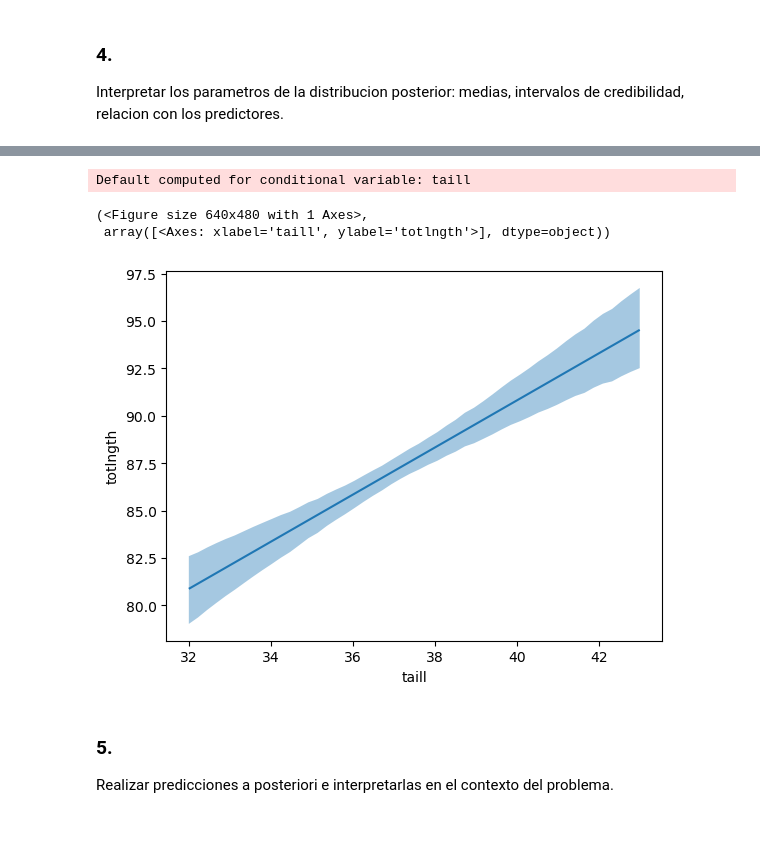
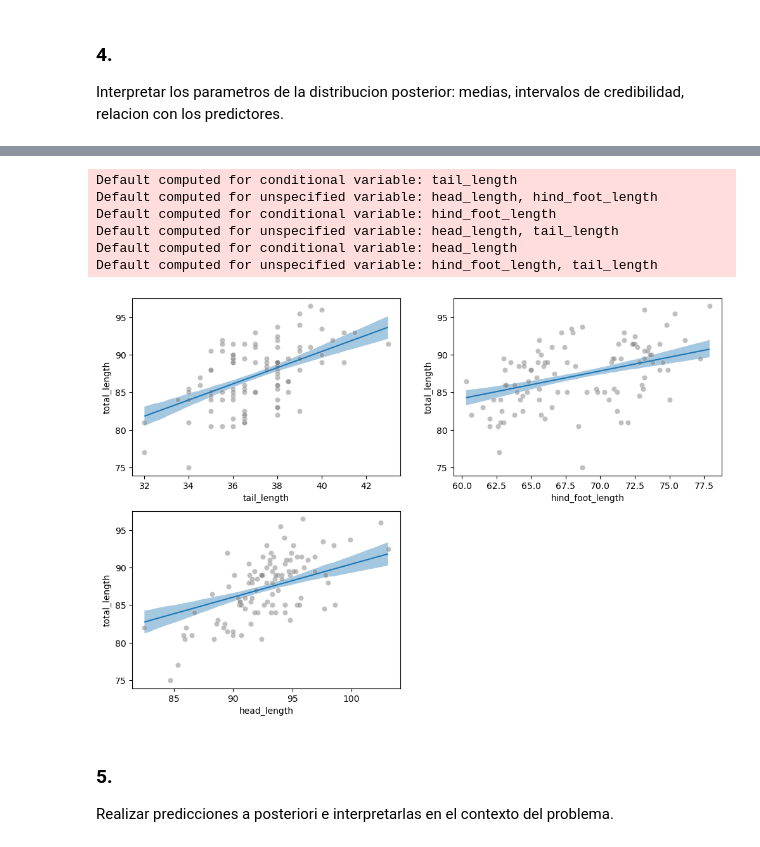
Before and after one commit to nazarenomm/Grupo4-TPI-EeI2, a Jupyter notebook: Parte2/parte_1.ipynb, the cells around one changed output, grey strips where cells are left out. Drawn from its saved outputs; the diff is of its cells as text; code cells hidden in the pictures.

Commit message:
plots parte 1 - faltan las conclusiones y explicaciones.

```diff
--- a/Parte2/parte_1.ipynb
+++ b/Parte2/parte_1.ipynb
@@ -25,5 +25,8 @@ con m ́as de una para cada categor ́ıa) y presentar un brvee resumen de cada
 la relaci ́on entre variables (si ya lo hicieron en la Parte 0, no es necesario repetirlo).
 # %%
-df = pd.read_csv('../data/possum.csv')
+df = pd.read_csv('../data/possum.csv', index_col=0)
+df.columns = ['site', 'population', 'sex', 'age', 'head_length', 'skull_width',
+              'total_length', 'tail_length', 'hind_foot_length', 'ear_length',
+              'eye', 'chest_girth', 'bely_girth']
 df.head()
 # %% [output]
@@ -36,3 +40,5 @@ df.head()
+# %%
+df.dropna(inplace=True)
 # %% [markdown]
 ### 2.
 Seleccionar un modelo GLM adecuado al tipo de variable respuesta:
@@ -41,7 +47,7 @@ Seleccionar un modelo GLM adecuado al tipo de variable respuesta:
 • Modelo con estructura jerarquica
 • (Opcional) De conteo: regresion Poisson o negativa binomial.
 # %%
-modelo = bmb.Model('totlngth ~ scale(taill)', data=df, family='gaussian')
+modelo = bmb.Model('total_length ~ scale(tail_length) + scale(hind_foot_length) + scale(head_length)', data=df, family='gaussian')
 # %%
 idata = modelo.fit(random_seed=SEED)
 # %% [output]
@@ -66,10 +72,24 @@ az.plot_posterior(idata);
 # %%
-bmb.interpret.plot_predictions(modelo, idata, conditional=['taill'])
+fig, axes = plt.subplots(2, 2, figsize=(12, 8))
+
+fig.delaxes(axes[1, 1])
+
+bmb.interpret.plot_predictions(modelo, idata, conditional=['tail_length'], ax=axes[0, 0])
+sns.scatterplot(data=df, x='tail_length', y='total_length', alpha=0.5, color='grey', ax=axes[0, 0])
+
+bmb.interpret.plot_predictions(modelo, idata, conditional=['hind_foot_length'], ax=axes[0, 1])
+sns.scatterplot(data=df, x='hind_foot_length', y='total_length', alpha=0.5, color='grey', ax=axes[0, 1])
+
+bmb.interpret.plot_predictions(modelo, idata, conditional=['head_length'], ax=axes[1, 0])
+sns.scatterplot(data=df, x='head_length', y='total_length', alpha=0.5, color='grey', ax=axes[1, 0]);
 # %% [output]
-Default computed for conditional variable: taill
+Default computed for conditional variable: tail_length
+Default computed for unspecified variable: head_length, hind_foot_length
+Default computed for conditional variable: hind_foot_length
+Default computed for unspecified variable: head_length, tail_length
+Default computed for conditional variable: head_length
+Default computed for unspecified variable: hind_foot_length, tail_length
-(<Figure size 640x480 with 1 Axes>,
- array([<Axes: xlabel='taill', ylabel='totlngth'>], dtype=object))
-[figure, old version]
+[figure, new version]
 # %% [markdown]
 
 ### 5.
```
Also changed, not shown: parts of 20 cells of this notebook.
